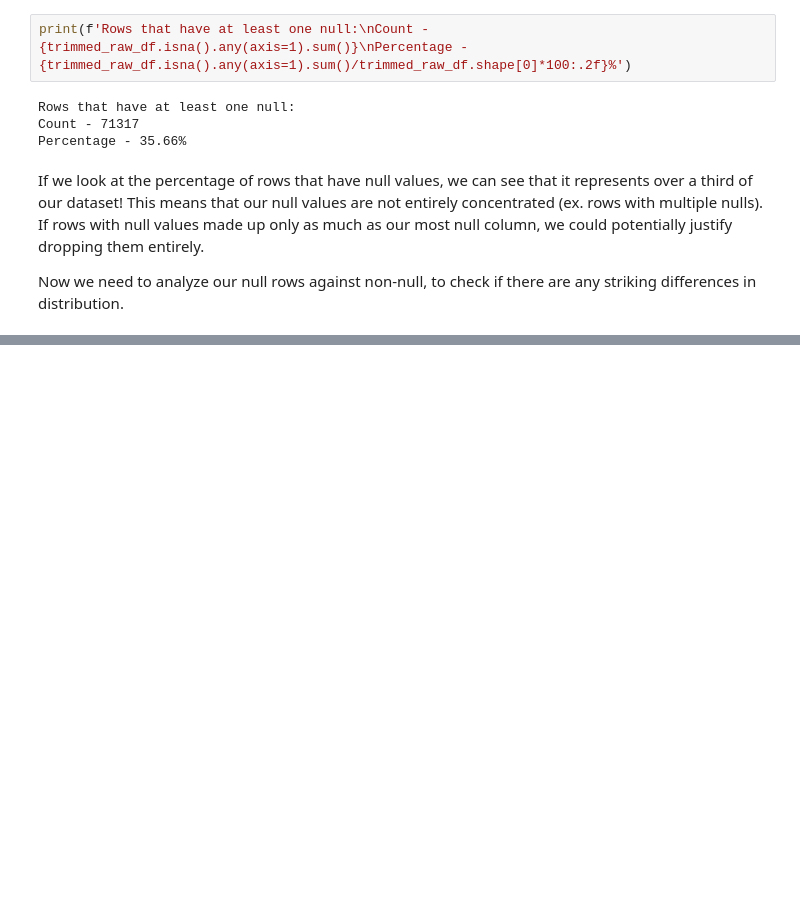
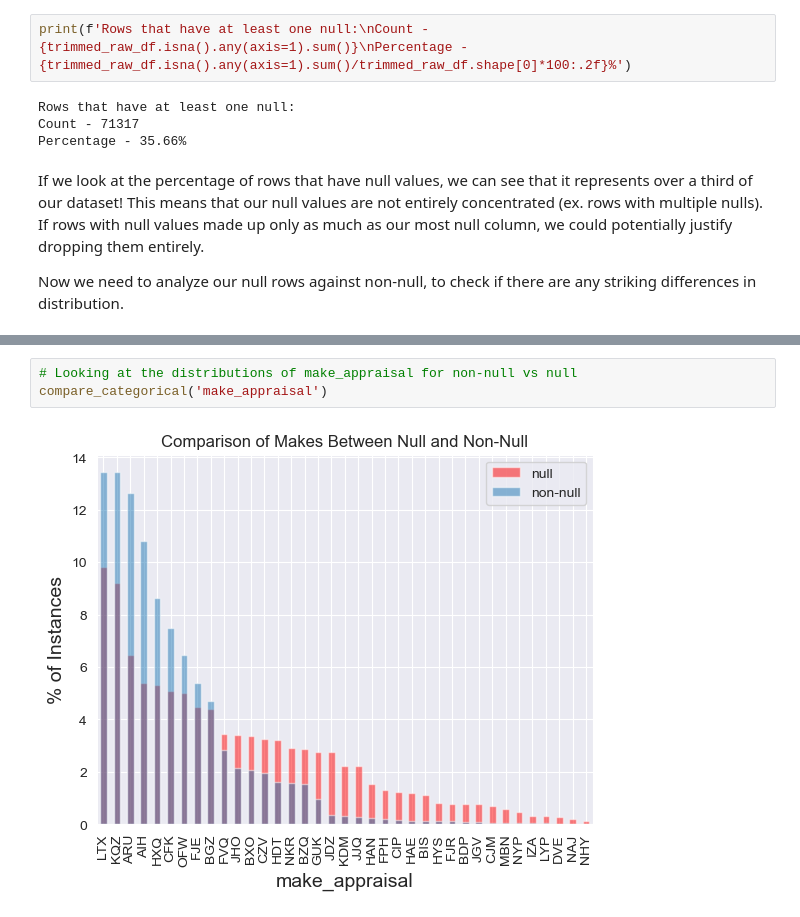
Before and after one commit to RoryStevens/CarMax-Analytics-Showcase, a Jupyter notebook: Winter-2023/CarMaxShowcase.ipynb, the cells around one changed output, grey strips where cells are left out. Cells and saved outputs as stored; diff of their text form; blank space fills up the shorter version.

```diff
--- a/Winter-2023/CarMaxShowcase.ipynb
+++ b/Winter-2023/CarMaxShowcase.ipynb
@@ -339,0 +399,5 @@ Now we need to analyze our null rows against non-null, to check if there are any
+# %%
+# Looking at the distributions of make_appraisal for non-null vs null
+compare_categorical('make_appraisal')
+# %% [output]
+[figure, added]
```
Also changed, not shown: parts of 20 cells of this notebook.
